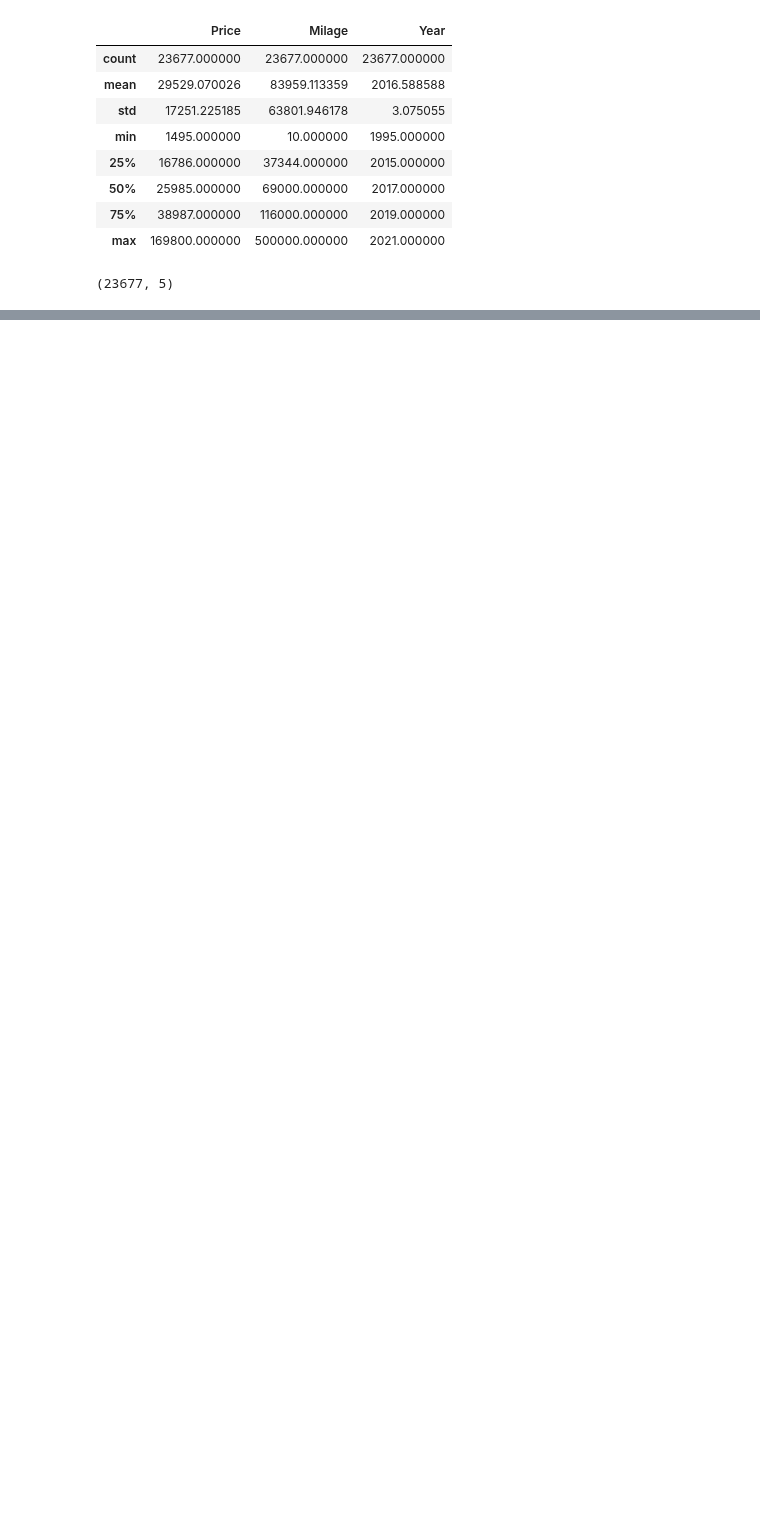
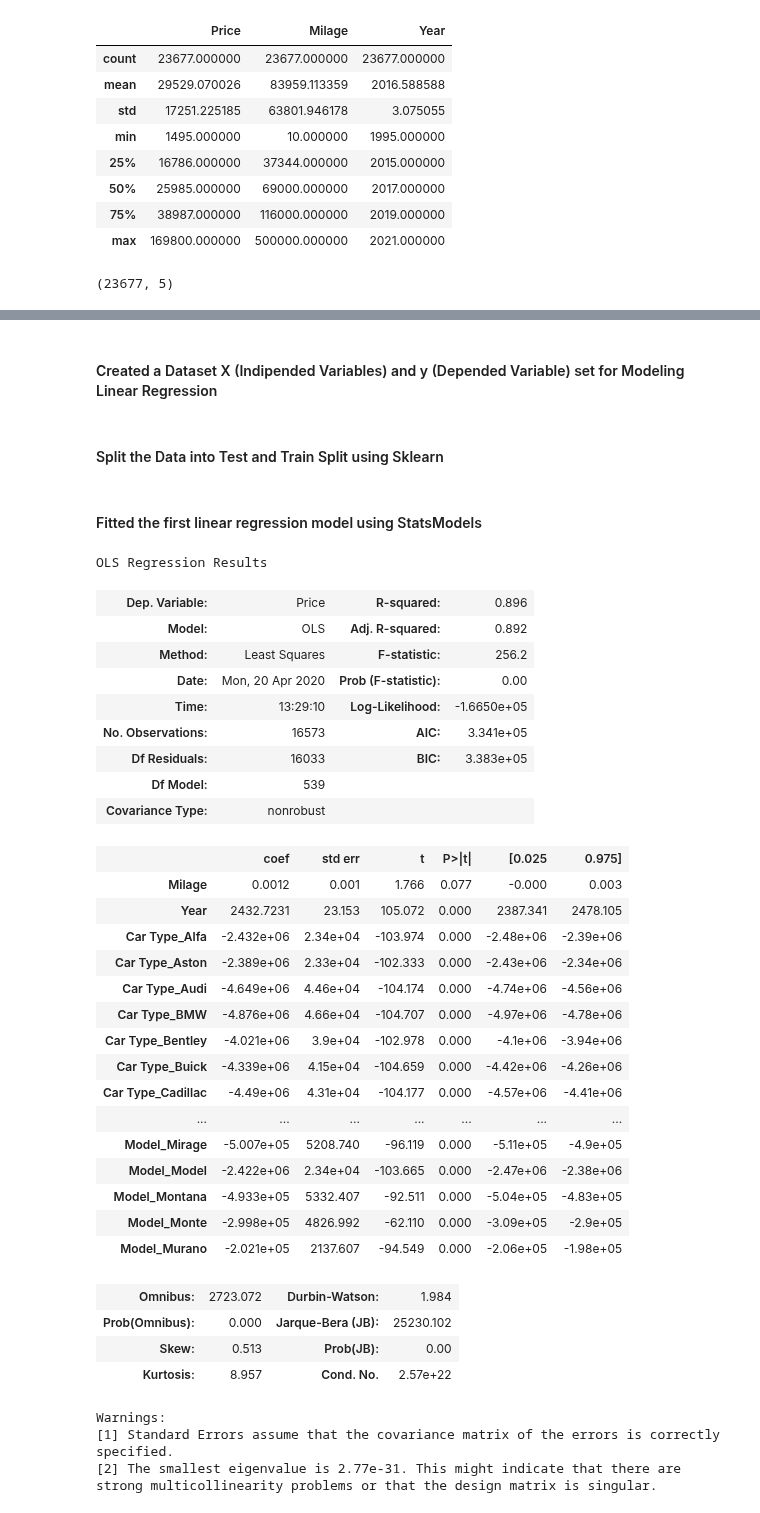
Before and after one commit to kavehamini/Used-Car-Price-Predictor, a Jupyter notebook: Machine Learning-Used Car Price Predictor-Simple.ipynb, the cells around one changed output, grey strips where cells are left out. Cells and saved outputs as stored; diff of their text form; code cells hidden in the pictures; blank space fills up the shorter version.

```diff
--- a/Machine Learning-Used Car Price Predictor-Simple.ipynb
+++ b/Machine Learning-Used Car Price Predictor-Simple.ipynb
@@ -134,0 +49,2 @@ lmdf
+# %% [markdown]
+#### Created a Dataset X (Indipended Variables) and y (Depended Variable) set for Modeling Linear Regression
@@ -134,0 +56,2 @@ lmdf
+# %% [markdown]
+#### Split the Data into Test and Train Split using Sklearn
@@ -134,0 +60,42 @@ lmdf
+# %% [markdown]
+#### Fitted the first linear regression model using StatsModels
+# %%
+#OLS MODEL
+SM_LinearRegression = sm.OLS(y_train,X_train)
+SM_LR_Model=SM_LinearRegression.fit()
+SM_LR_Model.summary()
+# %% [output]
+OLS Regression Results
+| Dep. Variable: | Price | R-squared: | 0.896 |
+| Model: | OLS | Adj. R-squared: | 0.892 |
+| Method: | Least Squares | F-statistic: | 256.2 |
+| Date: | Mon, 20 Apr 2020 | Prob (F-statistic): | 0.00 |
+| Time: | 13:29:10 | Log-Likelihood: | -1.6650e+05 |
+| No. Observations: | 16573 | AIC: | 3.341e+05 |
+| Df Residuals: | 16033 | BIC: | 3.383e+05 |
+| Df Model: | 539 |  |  |
+| Covariance Type: | nonrobust |  |  |
+|  | coef | std err | t | P>|t| | [0.025 | 0.975] |
+| Milage | 0.0012 | 0.001 | 1.766 | 0.077 | -0.000 | 0.003 |
+| Year | 2432.7231 | 23.153 | 105.072 | 0.000 | 2387.341 | 2478.105 |
+| Car Type_Alfa | -2.432e+06 | 2.34e+04 | -103.974 | 0.000 | -2.48e+06 | -2.39e+06 |
+| Car Type_Aston | -2.389e+06 | 2.33e+04 | -102.333 | 0.000 | -2.43e+06 | -2.34e+06 |
+| Car Type_Audi | -4.649e+06 | 4.46e+04 | -104.174 | 0.000 | -4.74e+06 | -4.56e+06 |
+| Car Type_BMW | -4.876e+06 | 4.66e+04 | -104.707 | 0.000 | -4.97e+06 | -4.78e+06 |
+| Car Type_Bentley | -4.021e+06 | 3.9e+04 | -102.978 | 0.000 | -4.1e+06 | -3.94e+06 |
+| Car Type_Buick | -4.339e+06 | 4.15e+04 | -104.659 | 0.000 | -4.42e+06 | -4.26e+06 |
+| Car Type_Cadillac | -4.49e+06 | 4.31e+04 | -104.177 | 0.000 | -4.57e+06 | -4.41e+06 |
+| ... | ... | ... | ... | ... | ... | ... |
+| Model_Mirage | -5.007e+05 | 5208.740 | -96.119 | 0.000 | -5.11e+05 | -4.9e+05 |
+| Model_Model | -2.422e+06 | 2.34e+04 | -103.665 | 0.000 | -2.47e+06 | -2.38e+06 |
+| Model_Montana | -4.933e+05 | 5332.407 | -92.511 | 0.000 | -5.04e+05 | -4.83e+05 |
+| Model_Monte | -2.998e+05 | 4826.992 | -62.110 | 0.000 | -3.09e+05 | -2.9e+05 |
+| Model_Murano | -2.021e+05 | 2137.607 | -94.549 | 0.000 | -2.06e+05 | -1.98e+05 |
+| Omnibus: | 2723.072 | Durbin-Watson: | 1.984 |
+| Prob(Omnibus): | 0.000 | Jarque-Bera (JB): | 25230.102 |
+| Skew: | 0.513 | Prob(JB): | 0.00 |
+| Kurtosis: | 8.957 | Cond. No. | 2.57e+22 |
+Warnings:
+[1] Standard Errors assume that the covariance matrix of the errors is correctly specified.
+[2] The smallest eigenvalue is 2.77e-31. This might indicate that there are
+strong multicollinearity problems or that the design matrix is singular.
```
Also changed, not shown: parts of 25 cells of this notebook.
